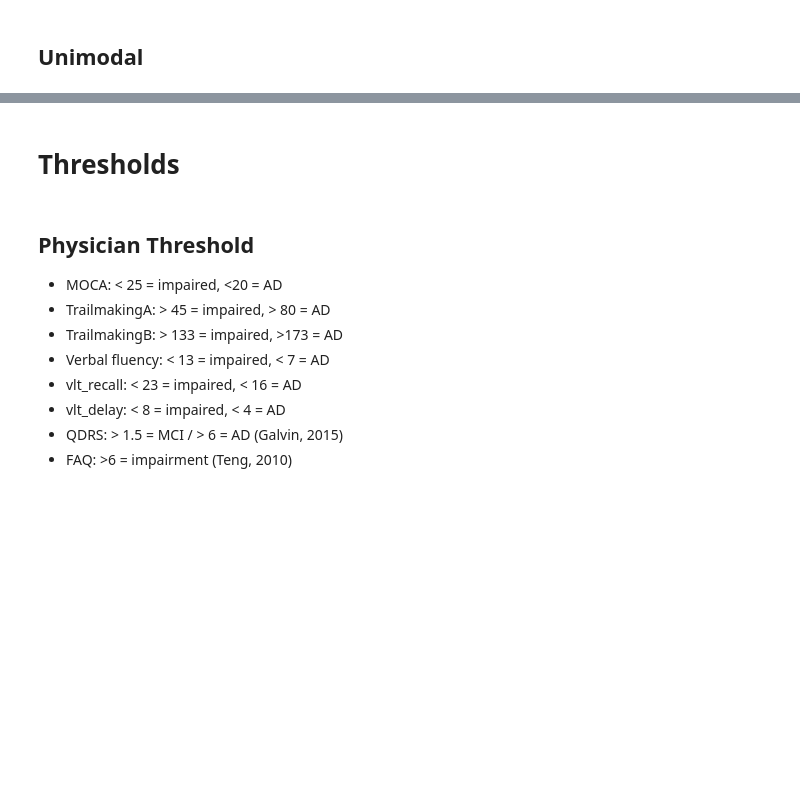
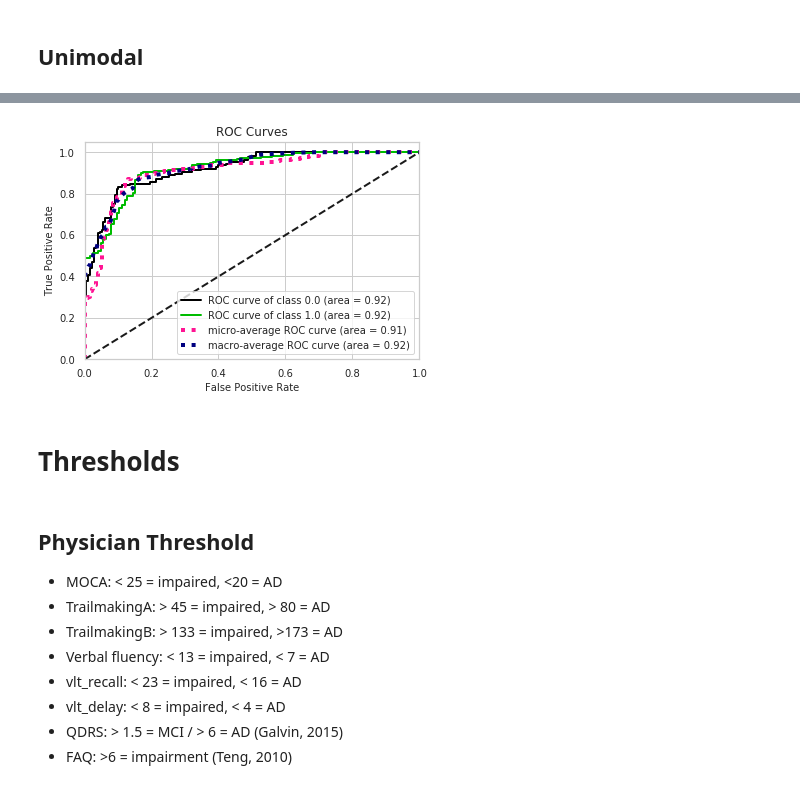
Before and after one commit to mjkleiman/streamlineAD, a Jupyter notebook: KleimanPhD_Chp4.ipynb, the cells around one changed output, grey strips where cells are left out. Drawn from its saved outputs; the diff is of its cells as text; code cells hidden in the pictures; blank space fills up the shorter version.

```diff
--- a/KleimanPhD_Chp4.ipynb
+++ b/KleimanPhD_Chp4.ipynb
@@ -2055,3 +2166,11 @@ F1:              0.8546511627906977
+# %%
+clinic_proba = model.predict(clinic_pair_X)
+clinic_proba = np.append(np.subtract(1, clinic_proba),clinic_proba, axis=1)
+roc = skplt.metrics.plot_roc(clinic_pair_y2.to_numpy(), clinic_proba)
+fig = roc.get_figure()
+fig.savefig(f'{dir}/Figures/roc_cog_uni1.png', dpi=300)
+# %% [output]
+[figure, added]
 # %% [markdown]
 # Thresholds
 # %% [markdown]
```
Also changed, not shown: parts of 26 cells of this notebook.
